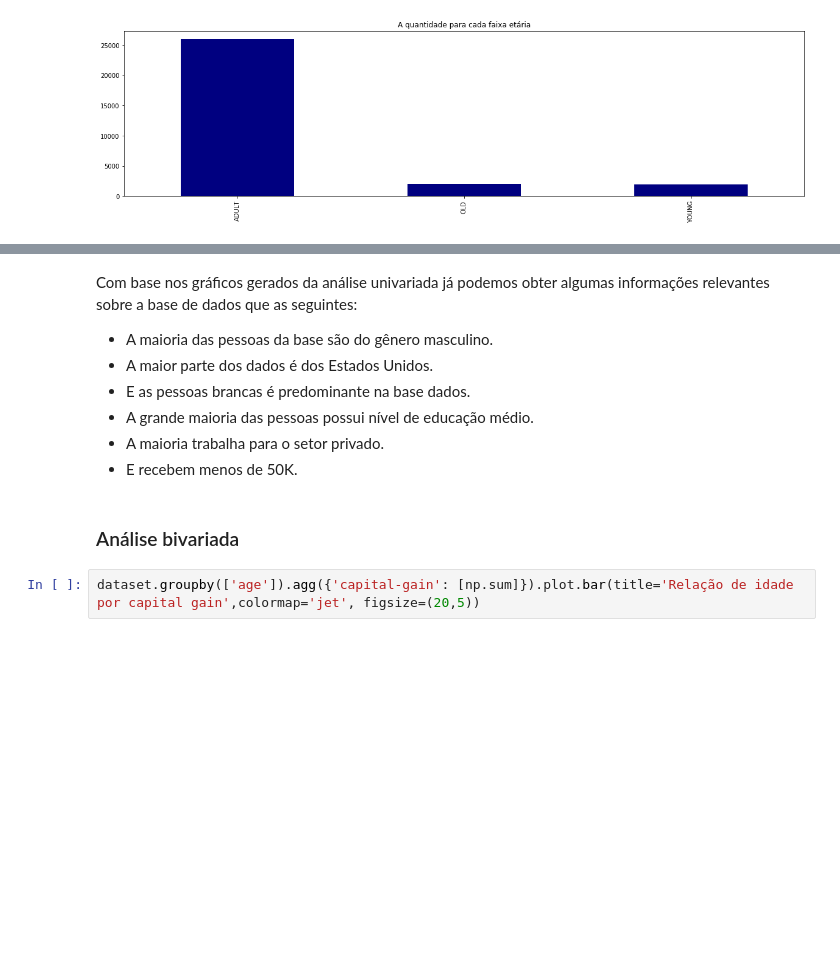
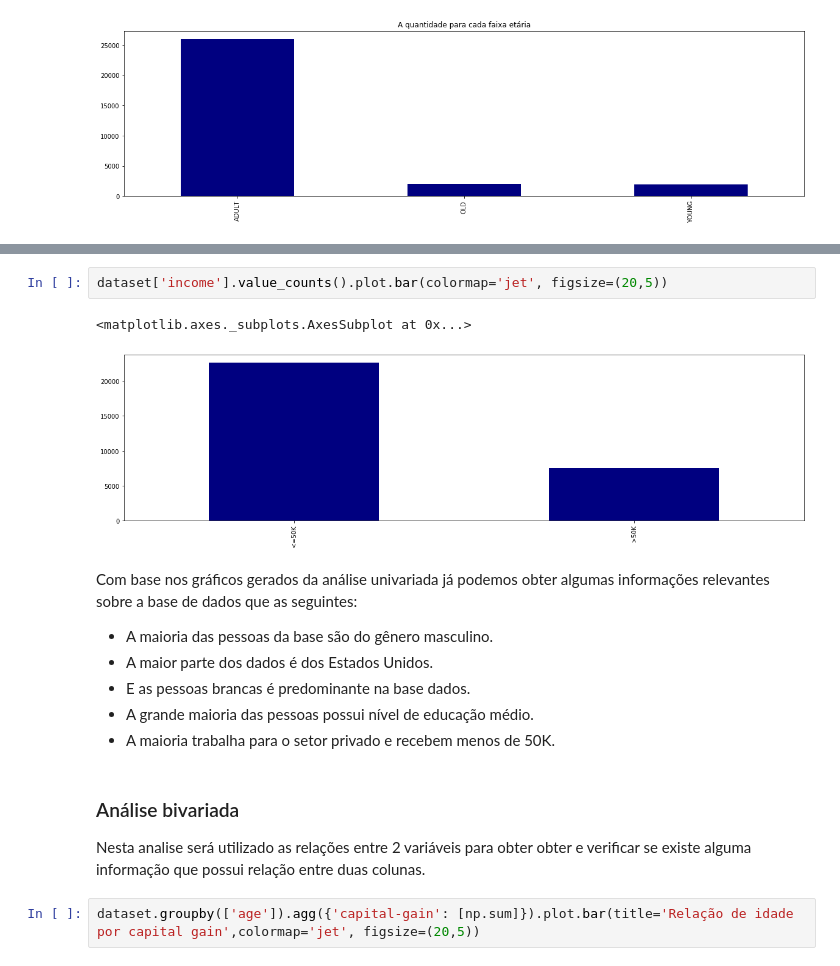
Before and after one commit to FernandoBLima/data-analysis-course, a Jupyter notebook: Descriptive Data Statistics/descriptive_data_statistics.ipynb, the cells around one changed output, grey strips where cells are left out. Cells and saved outputs as stored; diff of their text form; blank space fills up the shorter version.

```diff
--- a/Descriptive Data Statistics/descriptive_data_statistics.ipynb
+++ b/Descriptive Data Statistics/descriptive_data_statistics.ipynb
@@ -682,13 +733,19 @@ sns.countplot(dataset.income)
+# %%
+dataset['income'].value_counts().plot.bar(colormap='jet', figsize=(20,5))
+# %% [output]
+<matplotlib.axes._subplots.AxesSubplot at 0x...>
+[figure, added]
 # %% [markdown]
 Com base nos gráficos gerados da análise univariada já podemos obter algumas informações relevantes sobre a base de dados que as seguintes:
 - A maioria das pessoas da base são do gênero masculino.
 - A maior parte dos dados é dos Estados Unidos.
 - E as pessoas brancas é predominante na base dados.
 - A grande maioria das pessoas possui nível de educação médio.
-- A maioria trabalha para o setor privado.
-- E recebem menos de 50K.
+- A maioria trabalha para o setor privado e recebem menos de 50K.
-# %% [markdown]
-### <a id='62'>Análise bivariada</a>
+# %% [markdown]
+### <a id='252'>Análise bivariada</a>
+
+Nesta analise será utilizado as relações entre 2 variáveis para obter obter e verificar se existe alguma informação que possui relação entre duas colunas.
 # %%
 dataset.groupby(['age']).agg({'capital-gain': [np.sum]}).plot.bar(title='Relação de idade por capital gain',colormap='jet', figsize=(20,5))
 # %% [output]
```
Also changed, not shown: parts of 144 cells of this notebook.
